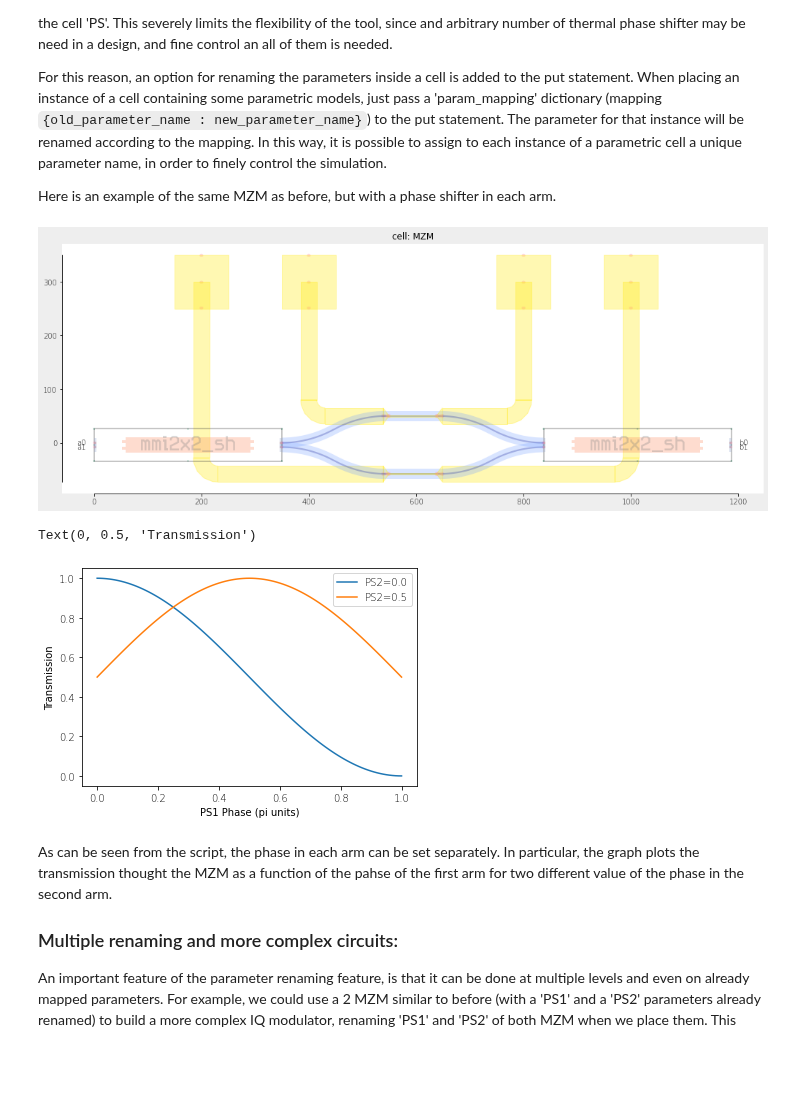
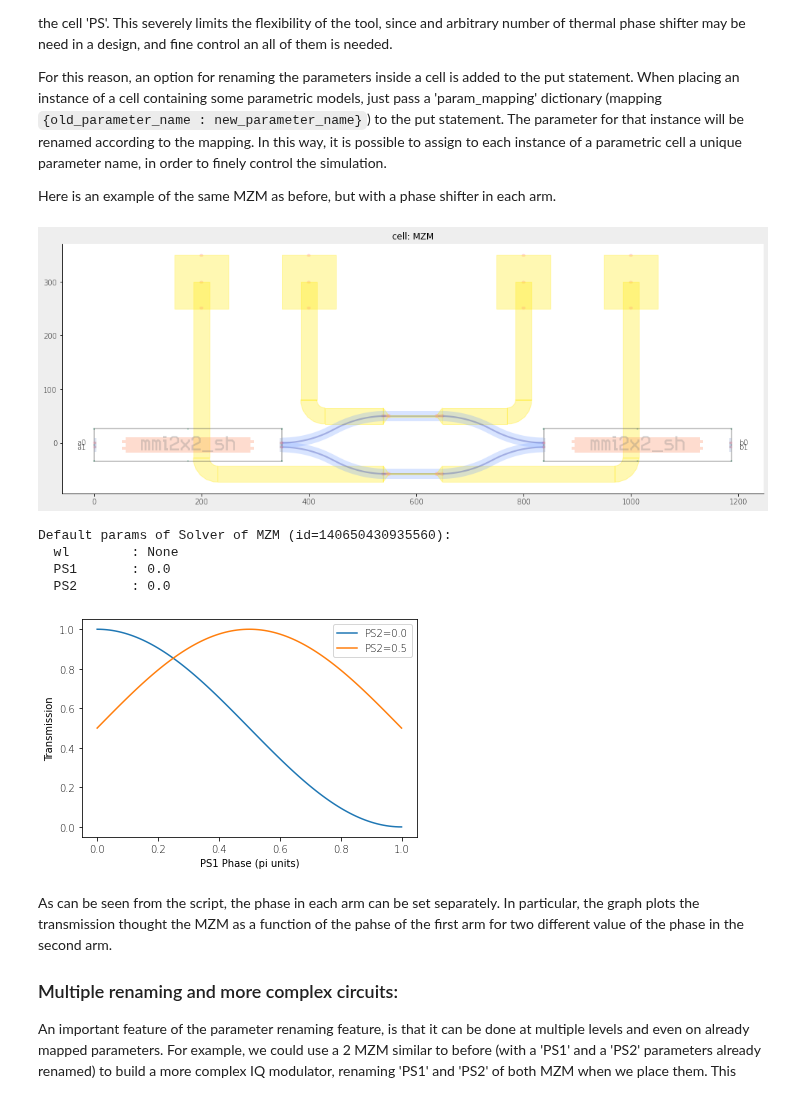
Before and after one commit to mpasson/lekkersim, a Jupyter notebook: Docs/jupyter/Nazca Integration.ipynb, the cells around one changed output. Drawn from its saved outputs; the diff is of its cells as text; code cells hidden in the pictures; blank space fills up the shorter version.

```diff
--- a/Docs/jupyter/Nazca Integration.ipynb
+++ b/Docs/jupyter/Nazca Integration.ipynb
@@ -249,35 +247,40 @@ with nd.Cell(name='MZM') as MZM_bal:
     demo.metaldc.strt_bend_strt_p2p(ps.pin['c0']).put()
     DCp.put(800.0,300.0,180.0)
     demo.metaldc.strt_bend_strt_p2p(ps.pin['c1']).put()
 
     DCp.put(200.0,300.0,180.0)
     demo.metaldc.strt_bend_strt_p2p(ps2.pin['c0']).put()
     DCp.put(1000.0,300.0,180.0)
     demo.metaldc.strt_bend_strt_p2p(ps2.pin['c1']).put()
 
 
     nd.Pin('a0',pin=m1.pin['a0']).put()
     nd.Pin('a1',pin=m1.pin['a1']).put()
     nd.Pin('b0',pin=m2.pin['b0']).put()
     nd.Pin('b1',pin=m2.pin['b1']).put()
 
 nd.export_plt(topcells=MZM_bal)
 
 sol=nd.get_solver(MZM_bal)
 
 
 psl=np.linspace(0.0,1.0,101)
 T1=[sol.solve(wl=1.55,PS1=ps).get_T('a0','b0') for ps in psl]
 T2=[sol.solve(wl=1.55,PS1=ps,PS2=0.5).get_T('a0','b0') for ps in psl]
 
 plt.plot(psl,T1, label='PS2=0.0')
 plt.plot(psl,T2, label='PS2=0.5')
 plt.legend()
 plt.xlabel('PS1 Phase (pi units)')
 plt.ylabel('Transmission')
+
+sol.show_default_params()
 # %% [output]
-[figure, old version]
+[figure, new version]
-Text(0, 0.5, 'Transmission')
+Default params of Solver of MZM (id=140650430935560):
+  wl        : None
+  PS1       : 0.0
+  PS2       : 0.0
 [figure]
 # %% [markdown]
 As can be seen from the script, the phase in each arm can be set separately. In particular, the graph plots the transmission thought the MZM as a function of the pahse of the first arm for two different value of the phase in the second arm.
```
Also changed, not shown: parts of 9 cells of this notebook, 6 other files.
